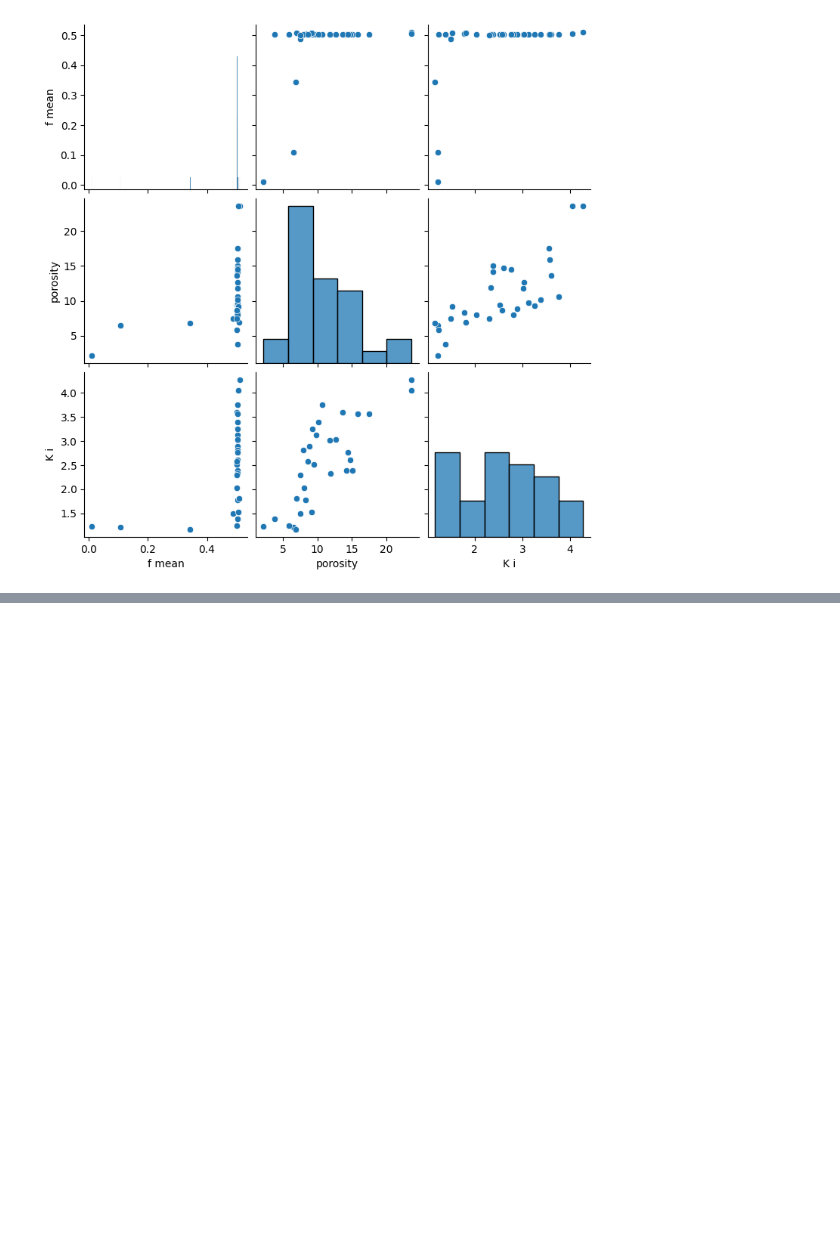
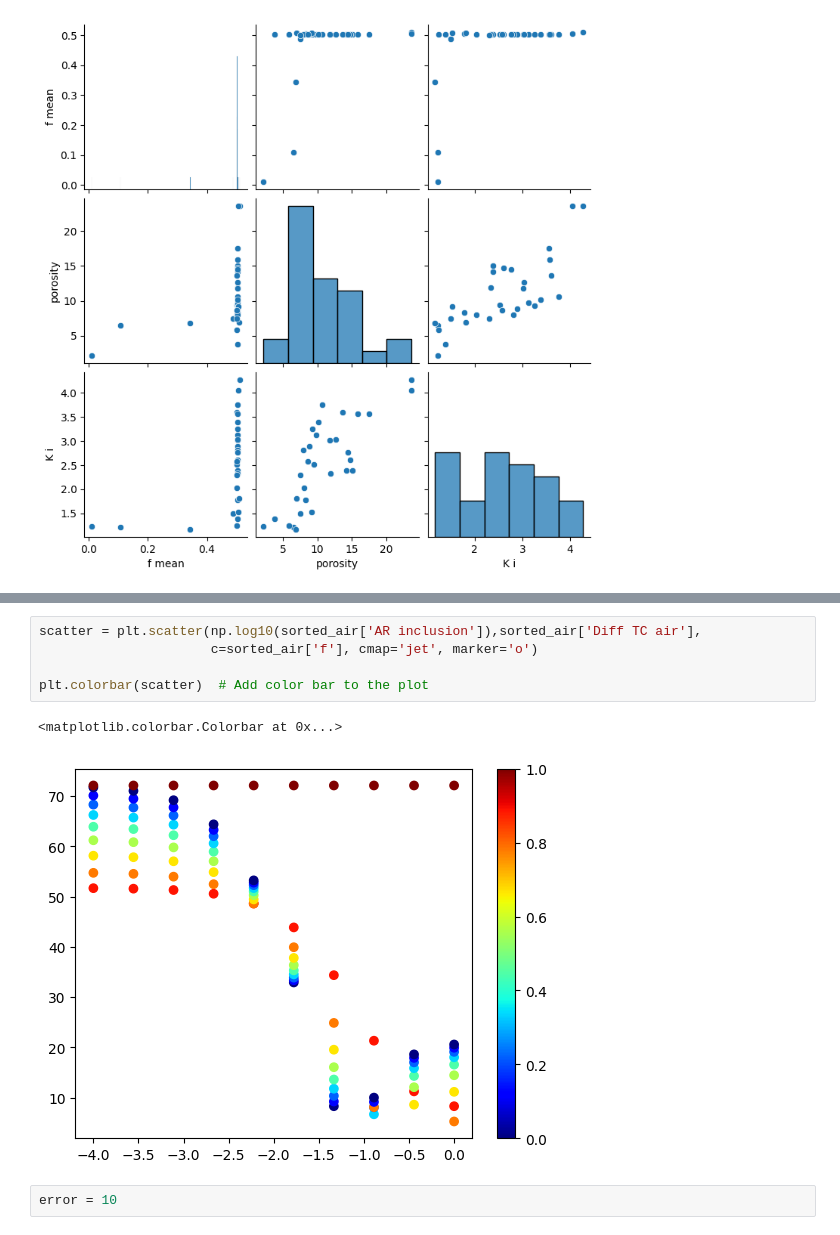
Before and after one commit to MariiaKalinina/Elasticity, a Jupyter notebook: Permeability_from_TC.ipynb, the cells around one changed output, grey strips where cells are left out. Cells and saved outputs as stored; diff of their text form; blank space fills up the shorter version.

```diff
--- a/Permeability_from_TC.ipynb
+++ b/Permeability_from_TC.ipynb
@@ -1446,0 +1599,10 @@ sns.pairplot(table)
+# %%
+scatter = plt.scatter(np.log10(sorted_air['AR inclusion']),sorted_air['Diff TC air'],
+                      c=sorted_air['f'], cmap='jet', marker='o')
+
+plt.colorbar(scatter)  # Add color bar to the plot
+# %% [output]
+<matplotlib.colorbar.Colorbar at 0x...>
+[figure, added]
+# %%
+error = 10
```
Also changed, not shown: parts of 17 cells of this notebook.
